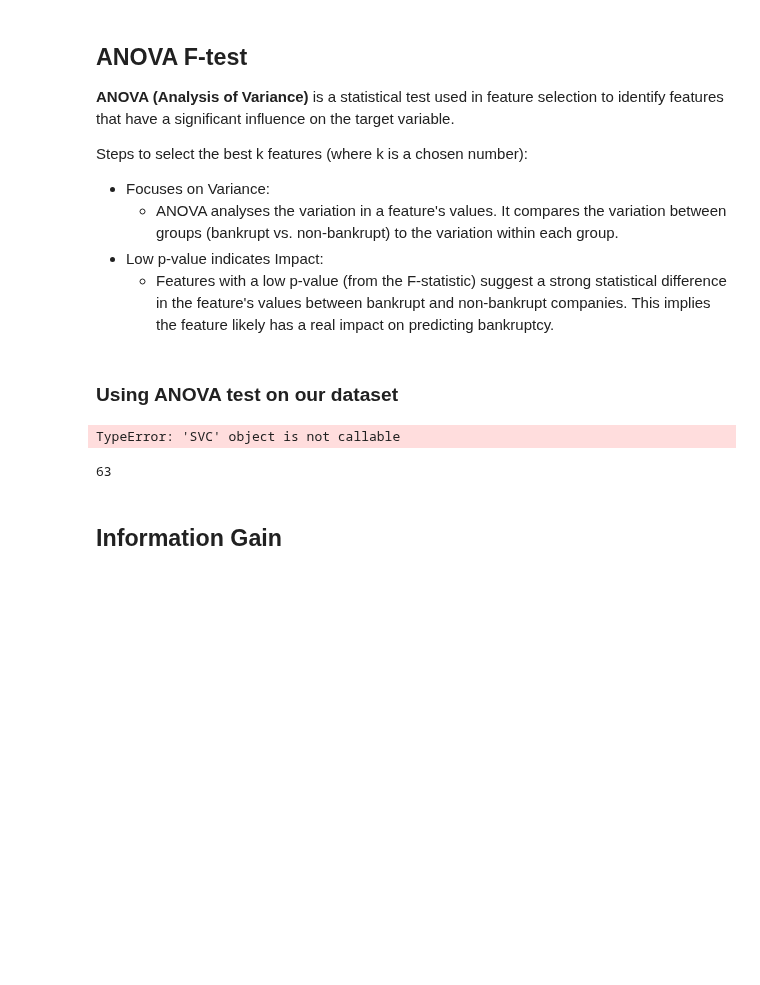
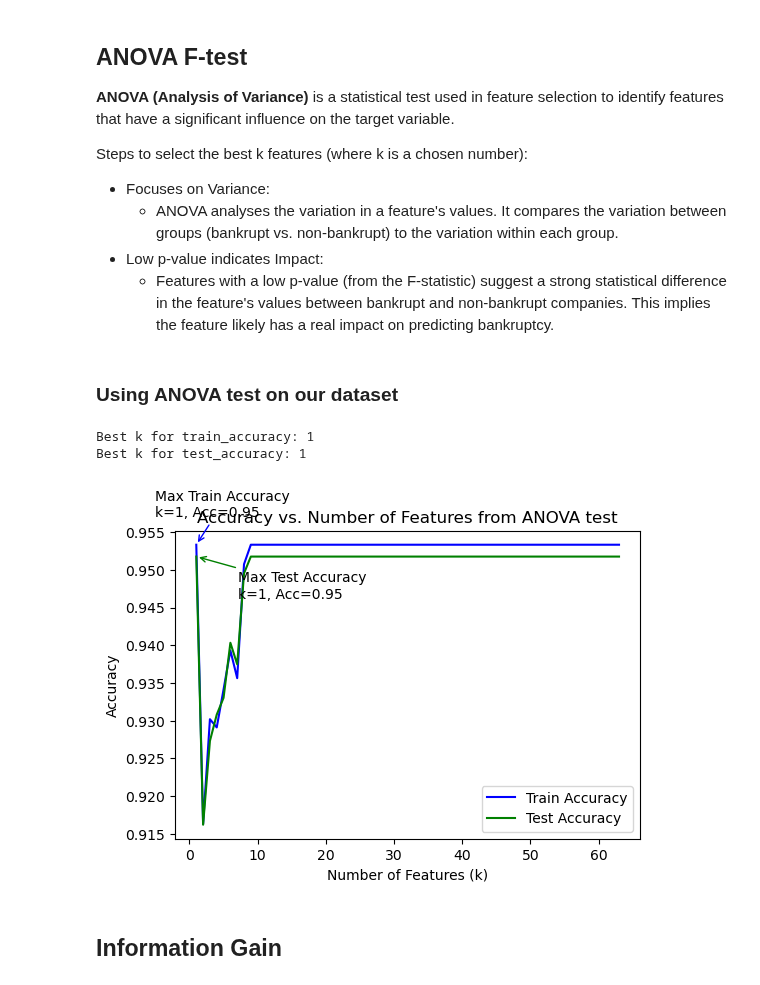
Before and after one commit to ChinSekYi/Bankruptcy-Prediction, a Jupyter notebook: notebook/FEATURE_SELECTION.ipynb, the cells around one changed output. Drawn from its saved outputs; the diff is of its cells as text; code cells hidden in the pictures; blank space fills up the shorter version.

Commit message:
update anova test

```diff
--- a/notebook/FEATURE_SELECTION.ipynb
+++ b/notebook/FEATURE_SELECTION.ipynb
@@ -280,31 +280,35 @@ def find_best_k_features_from_ANOVA(model, *args):
     return train_test_dataset[best_test_k]
 # %% [markdown]
 ### Using ANOVA test on our dataset
+# %%
+def train_and_evaluate_svm(*args, kernel="sigmoid"):
+    X_train = args[0]
+    X_test = args[1]
+    y_train = args[2]
+    y_test = args[3]
+
+    # Create a SVM model
+    svm = SVC(kernel=kernel, random_state=3244)
+    svm.fit(X_train, y_train)
+
+    # Calculate the accuracy of the model
+    train_accuracy = svm.score(X_train, y_train)
+    test_accuracy = svm.score(X_test, y_test)
+
+    return train_accuracy, test_accuracy
 # %%
 from sklearn.svm import SVC
 import data_cleaning as dc
 
 train_test_dataset = preprocess(df)
 train_test_smote_dataset = preprocess_with_SMOTE(df)
 
 # Example of using the function
-svm_model = SVC(kernel="sigmoid")
-best_k = dc.find_best_k_features_from_ANOVA(svm_model, *train_test_dataset)
-best_k_smote = dc.find_best_k_features_from_ANOVA(svm_model, *train_test_smote_dataset)
+best_k = dc.find_best_k_features_from_ANOVA(train_and_evaluate_svm, *train_test_dataset)
+best_k_smote = dc.find_best_k_features_from_ANOVA(train_and_evaluate_svm, *train_test_smote_dataset)
 best_k
 best_k_smote
 # %% [output]
-TypeError: 'SVC' object is not callable
+Best k for train_accuracy: 1
+Best k for test_accuracy: 1
+[figure, added]
-# %%
-train_test_dataset = preprocess(df)
-train_test_smote_dataset = preprocess_with_SMOTE(df)
-
-def test(model, *args):
-    X_train = args[0]
-    #print(X_train)
-    print(len(X_train[0].columns))
-    #original_n_features = len(X_train.columns)
-
-test(svm_model, train_test_dataset)
-# %% [output]
-63
```
Also changed, not shown: parts of 1 cell of this notebook, 1 other file.
